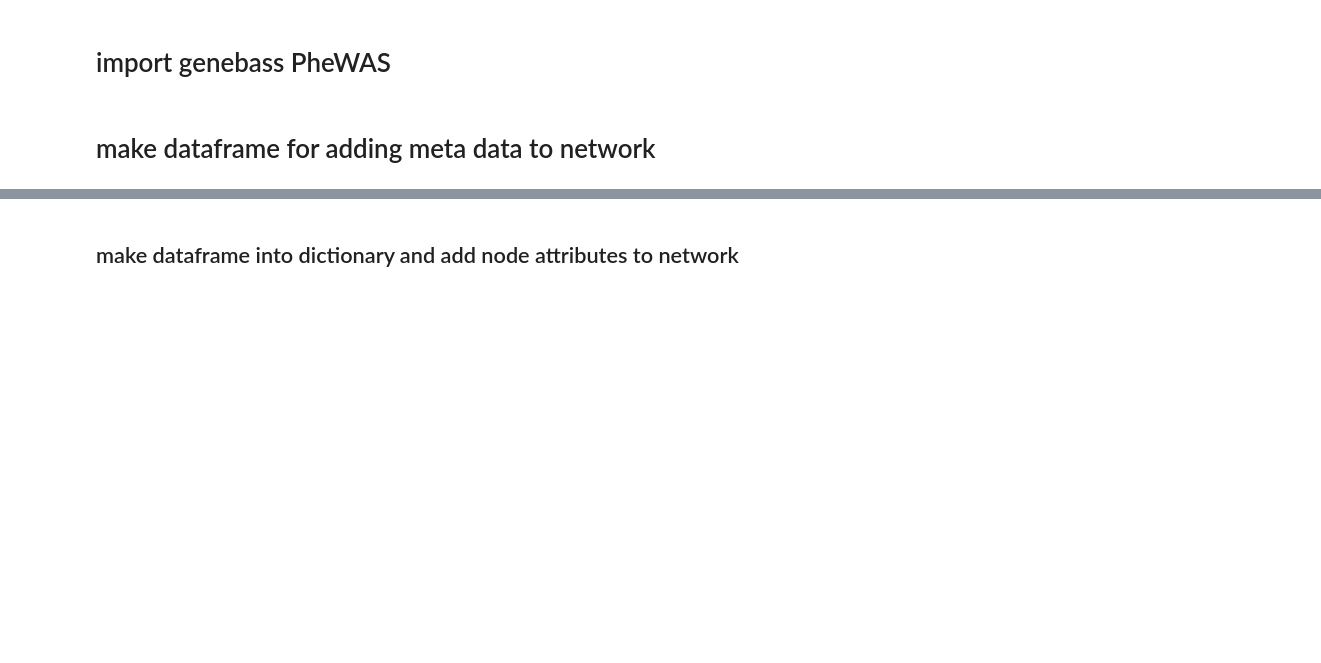
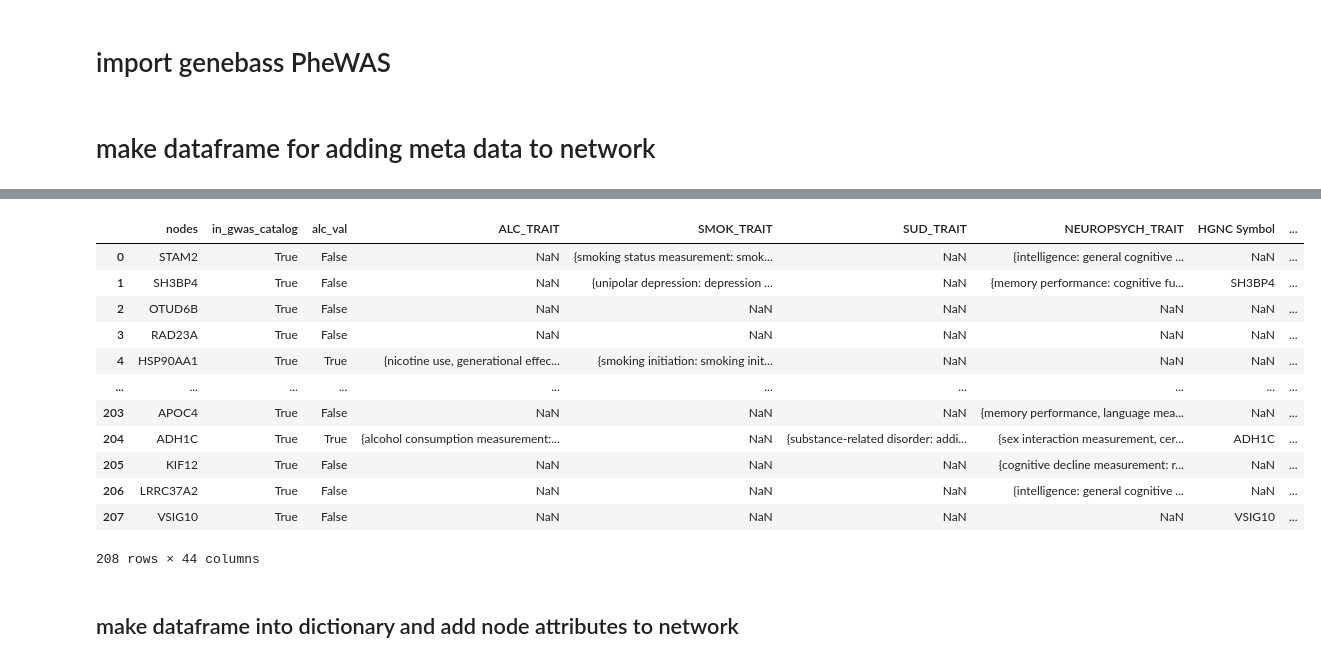
Before and after one commit to BSLeger/rare_common_alcohol_comparison, a Jupyter notebook: notebooks/validate_network.ipynb, the cells around one changed output, grey strips where cells are left out. Saved outputs shown, nothing was run; the diff lists cells and outputs as text; code cells hidden in the pictures; blank space fills up the shorter version.

```diff
--- a/notebooks/validate_network.ipynb
+++ b/notebooks/validate_network.ipynb
@@ -441,6 +449,22 @@ df
 | 206 | LRRC37A2 | True | False | NaN | NaN | NaN | {intelligence: general cognitive ... | NaN | ... |
 | 207 | VSIG10 | True | False | NaN | NaN | NaN | NaN | VSIG10 | ... |
 208 rows × 44 columns
+# %%
+df
+# %% [output]
+|  | nodes | in_gwas_catalog | alc_val | ALC_TRAIT | SMOK_TRAIT | SUD_TRAIT | NEUROPSYCH_TRAIT | HGNC Symbol | ... |
+| 0 | STAM2 | True | False | NaN | {smoking status measurement: smok... | NaN | {intelligence: general cognitive ... | NaN | ... |
+| 1 | SH3BP4 | True | False | NaN | {unipolar depression: depression ... | NaN | {memory performance: cognitive fu... | SH3BP4 | ... |
+| 2 | OTUD6B | True | False | NaN | NaN | NaN | NaN | NaN | ... |
+| 3 | RAD23A | True | False | NaN | NaN | NaN | NaN | NaN | ... |
+| 4 | HSP90AA1 | True | True | {nicotine use, generational effec... | {smoking initiation: smoking init... | NaN | NaN | NaN | ... |
+| ... | ... | ... | ... | ... | ... | ... | ... | ... | ... |
+| 203 | APOC4 | True | False | NaN | NaN | NaN | {memory performance, language mea... | NaN | ... |
+| 204 | ADH1C | True | True | {alcohol consumption measurement:... | NaN | {substance-related disorder: addi... | {sex interaction measurement, cer... | ADH1C | ... |
+| 205 | KIF12 | True | False | NaN | NaN | NaN | {cognitive decline measurement: r... | NaN | ... |
+| 206 | LRRC37A2 | True | False | NaN | NaN | NaN | {intelligence: general cognitive ... | NaN | ... |
+| 207 | VSIG10 | True | False | NaN | NaN | NaN | NaN | VSIG10 | ... |
+208 rows × 44 columns
 # %%
 if save_file:
     df.to_csv('calculated_values/ACN_annotated_nodes.csv',index=False)
```
Also changed, not shown: parts of 19 cells of this notebook, 2 other files.
